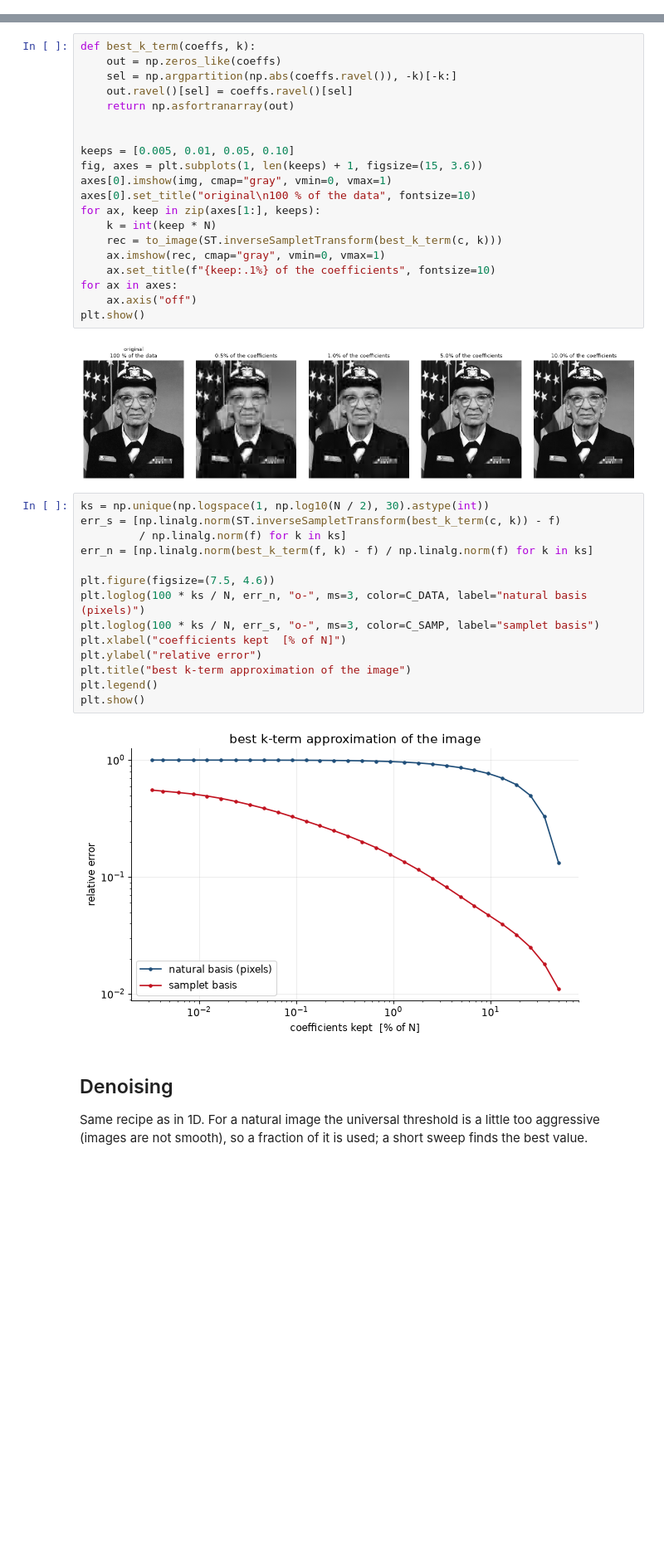
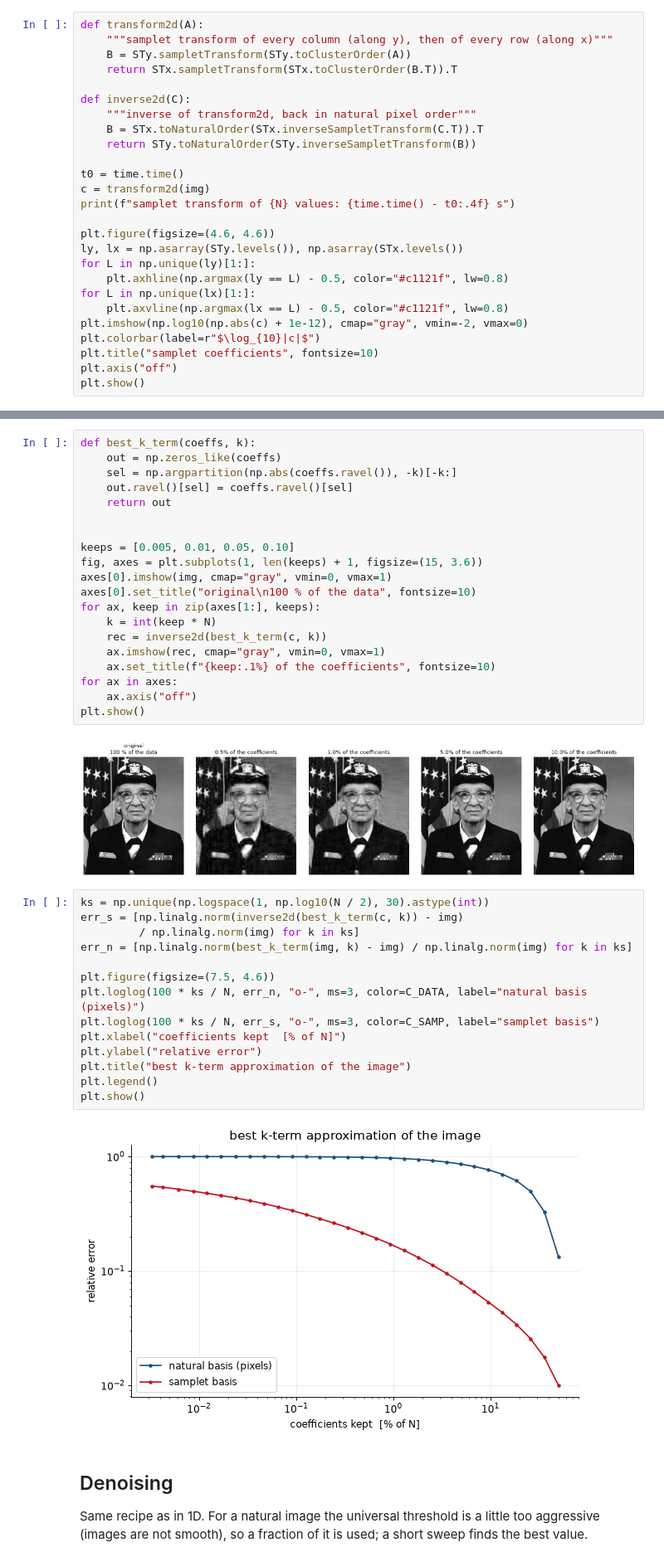
Before and after one commit to muchip/fmca, a Jupyter notebook: py/FMCA_SampletImageDenoising.ipynb, the cells around one changed output, grey strips where cells are left out. Shown at 83% size. Drawn from its saved outputs; the diff is of its cells as text; blank space fills up the shorter version.

```diff
--- a/py/FMCA_SampletImageDenoising.ipynb
+++ b/py/FMCA_SampletImageDenoising.ipynb
@@ -74 +63,27 @@ samplet transform of 307200 values: 0.0070 s
 [figure]
+# %%
+def transform2d(A):
+    """samplet transform of every column (along y), then of every row (along x)"""
+    B = STy.sampletTransform(STy.toClusterOrder(A))
+    return STx.sampletTransform(STx.toClusterOrder(B.T)).T
+
+def inverse2d(C):
+    """inverse of transform2d, back in natural pixel order"""
+    B = STx.toNaturalOrder(STx.inverseSampletTransform(C.T)).T
+    return STy.toNaturalOrder(STy.inverseSampletTransform(B))
+
+t0 = time.time()
+c = transform2d(img)
+print(f"samplet transform of {N} values: {time.time() - t0:.4f} s")
+
+plt.figure(figsize=(4.6, 4.6))
+ly, lx = np.asarray(STy.levels()), np.asarray(STx.levels())
+for L in np.unique(ly)[1:]:
+    plt.axhline(np.argmax(ly == L) - 0.5, color="#c1121f", lw=0.8)
+for L in np.unique(lx)[1:]:
+    plt.axvline(np.argmax(lx == L) - 0.5, color="#c1121f", lw=0.8)
+plt.imshow(np.log10(np.abs(c) + 1e-12), cmap="gray", vmin=-2, vmax=0)
+plt.colorbar(label=r"$\log_{10}|c|$")
+plt.title("samplet coefficients", fontsize=10)
+plt.axis("off")
+plt.show()
@@ -79,7 +97,7 @@ def best_k_term(coeffs, k):
     out = np.zeros_like(coeffs)
     sel = np.argpartition(np.abs(coeffs.ravel()), -k)[-k:]
     out.ravel()[sel] = coeffs.ravel()[sel]
-    return np.asfortranarray(out)
+    return out
 
 
 keeps = [0.005, 0.01, 0.05, 0.10]
@@ -88,7 +106,7 @@ axes[0].imshow(img, cmap="gray", vmin=0, vmax=1)
 axes[0].set_title("original\n100 % of the data", fontsize=10)
 for ax, keep in zip(axes[1:], keeps):
     k = int(keep * N)
-    rec = to_image(ST.inverseSampletTransform(best_k_term(c, k)))
+    rec = inverse2d(best_k_term(c, k))
     ax.imshow(rec, cmap="gray", vmin=0, vmax=1)
     ax.set_title(f"{keep:.1%} of the coefficients", fontsize=10)
 for ax in axes:
@@ -98,20 +116,20 @@ plt.show()
 [figure]
 # %%
 ks = np.unique(np.logspace(1, np.log10(N / 2), 30).astype(int))
-err_s = [np.linalg.norm(ST.inverseSampletTransform(best_k_term(c, k)) - f)
-         / np.linalg.norm(f) for k in ks]
-err_n = [np.linalg.norm(best_k_term(f, k) - f) / np.linalg.norm(f) for k in ks]
+err_s = [np.linalg.norm(inverse2d(best_k_term(c, k)) - img)
+         / np.linalg.norm(img) for k in ks]
+err_n = [np.linalg.norm(best_k_term(img, k) - img) / np.linalg.norm(img) for k in ks]
 
 plt.figure(figsize=(7.5, 4.6))
 plt.loglog(100 * ks / N, err_n, "o-", ms=3, color=C_DATA, label="natural basis (pixels)")
 plt.loglog(100 * ks / N, err_s, "o-", ms=3, color=C_SAMP, label="samplet basis")
 plt.xlabel("coefficients kept  [% of N]")
 plt.ylabel("relative error")
 plt.title("best k-term approximation of the image")
 plt.legend()
 plt.show()
 # %% [output]
-[figure, old version]
+[figure, new version]
 # %% [markdown]
 ## Denoising
 
```
Also changed, not shown: parts of 7 cells of this notebook, 15 other files.
